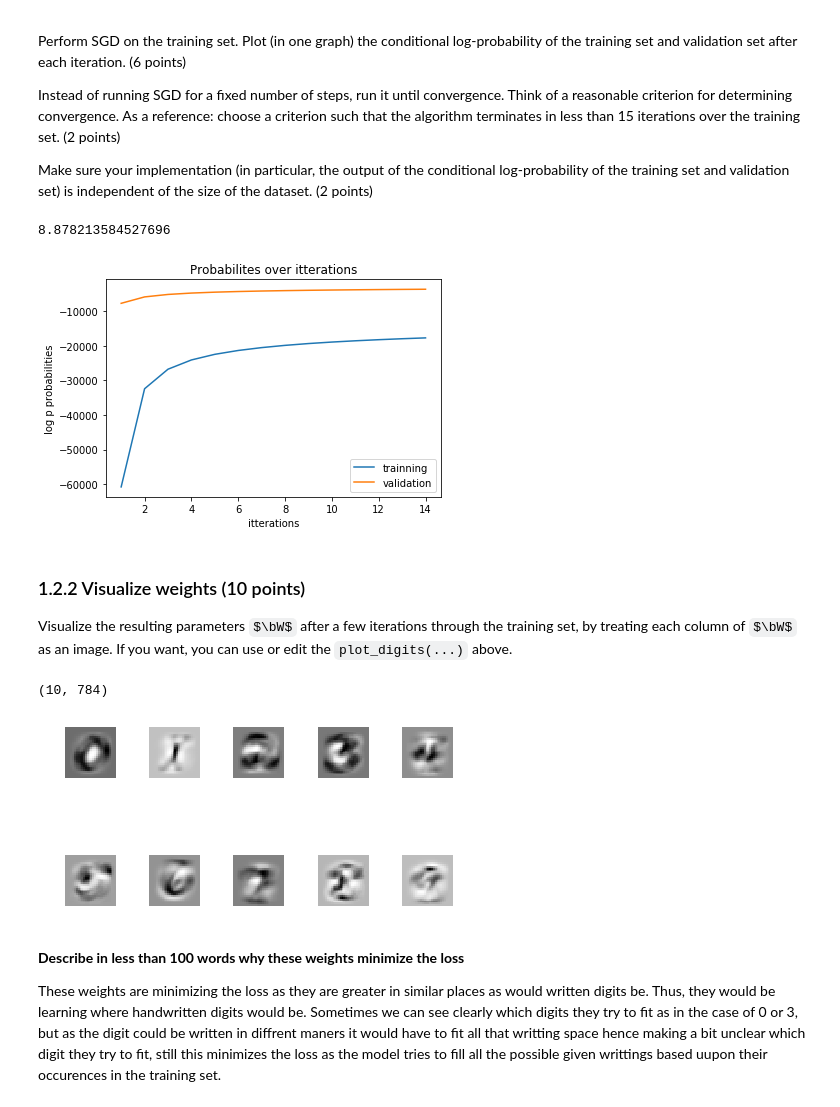
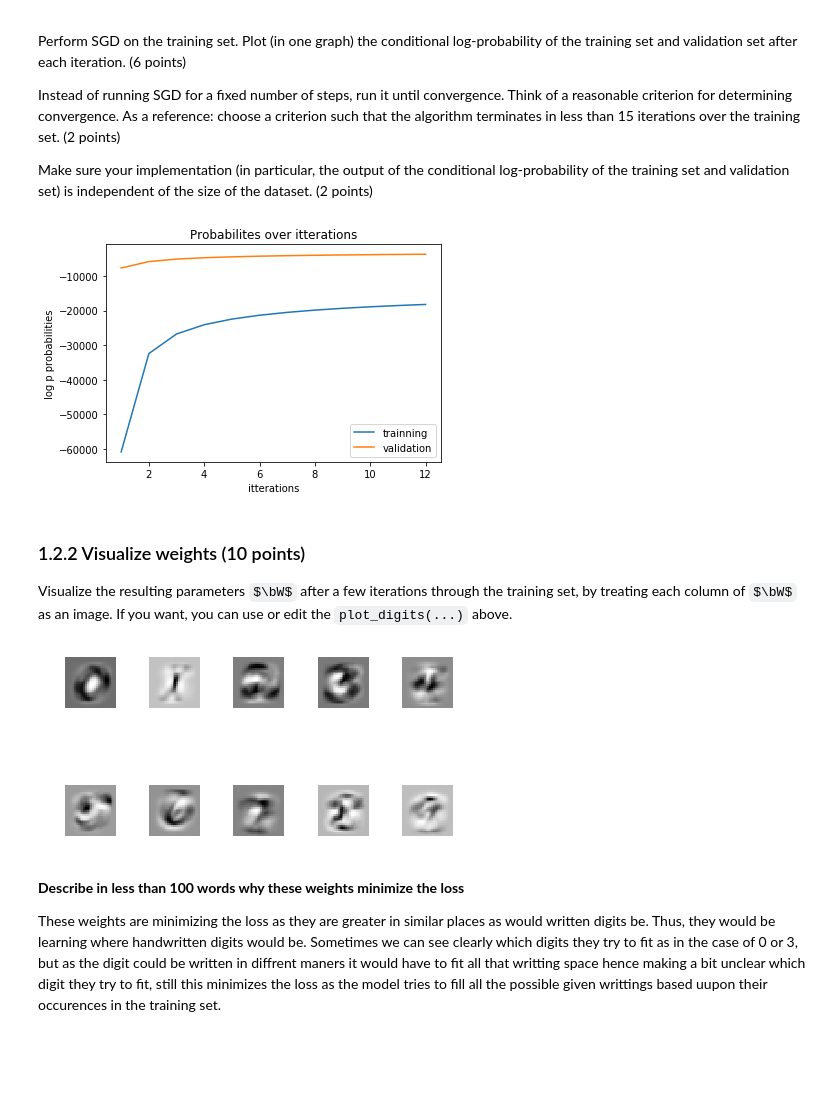
Before and after one commit to TraianVidrascu/ML1, a Jupyter notebook: lab2/12280046_11808527_lab2.ipynb, the cells around one changed output. Drawn from its saved outputs; the diff is of its cells as text; code cells hidden in the pictures; some formulas as TeX source; blank space fills up the shorter version.

```diff
--- a/lab2/12280046_11808527_lab2.ipynb
+++ b/lab2/12280046_11808527_lab2.ipynb
@@ -453,36 +455,35 @@ def plot(traning, validation, itter):
     plt.show()
 
 def test_sgd(x_train, t_train, x_valid, t_valid, w, b):
     epsilon = 10.0
     diffrence = 1000.0
     i = 1
     t_log_p = []
     v_log_p = []
     itter = []
     while diffrence > epsilon:
         old_w = w.copy()
         old_b = b.copy()
         iter_logp, w, b = sgd_iter(x_train, t_train, w, b)
         iter_logp_val, _, _ = sgd_iter(x_valid, t_valid, w, b)
 
         t_log_p.append(iter_logp)
         v_log_p.append(iter_logp_val)
         itter.append(i)
 
         diffrence = np.sum(np.abs(old_w-w))
         diffrence += np.sum(np.abs(old_b-b))
-
+        i+=1
 
     plot(t_log_p, v_log_p, itter)
     return w,b
 
 np.random.seed(1243)
 w = np.zeros((28*28, 10))
 b = np.zeros(10)
 w,b = test_sgd(x_train, t_train, x_valid, t_valid, w, b)
 # %% [output]
-8.878213584527696
-[figure, old version]
+[figure, new version]
 # %%
 # Hidden tests for efficiency
 # %% [markdown]
@@ -491,7 +492,6 @@ Visualize the resulting parameters $\bW$ after a few iterations through the trai
 # %%
 def plot_digits(data, num_cols, targets=None, shape=(28,28)):
     num_digits = data.shape[0]
-    print(data.shape)
     num_rows = int(num_digits/num_cols)
     for i in range(num_digits):
         plt.subplot(num_rows, num_cols, i+1)
@@ -505,7 +505,6 @@ def plot_digits(data, num_cols, targets=None, shape=(28,28)):
 
 plot_digits(w.T, num_cols=5)
 # %% [output]
-(10, 784)
 [figure]
 # %% [markdown]
 **Describe in less than 100 words why these weights minimize the loss**
```
Also changed, not shown: parts of 3 cells of this notebook.
